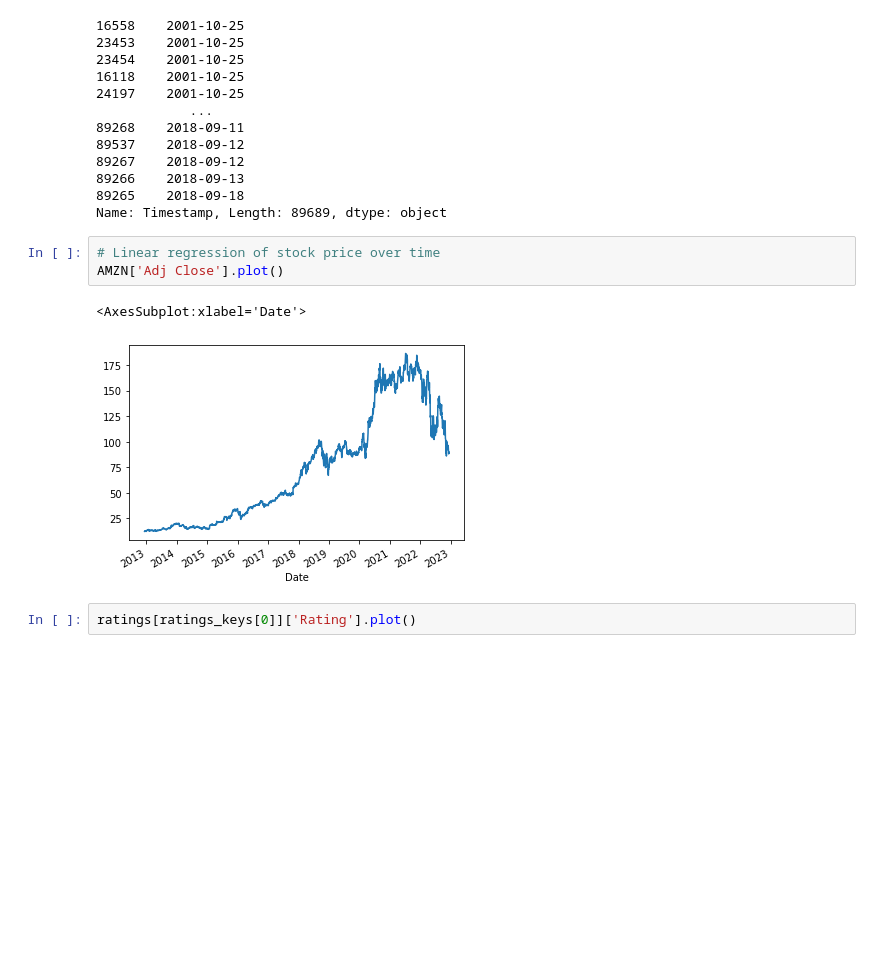
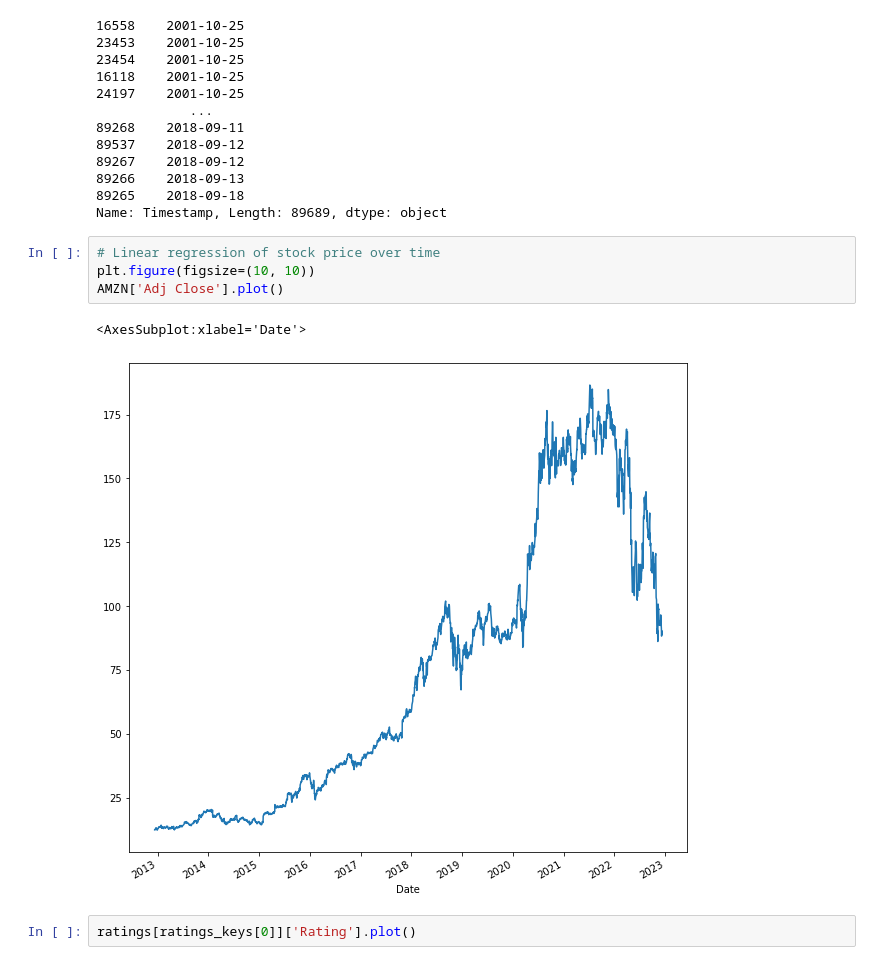
Before and after one commit to medvidov/dsci510final, a Jupyter notebook: HW4/HW 4 Proof of Concept.ipynb, the cells around one changed output. Cells and saved outputs as stored; diff of their text form; blank space fills up the shorter version.

Commit message:
Finished most basic plots. Need to write code to reduce number of data points.

```diff
--- a/HW4/HW 4 Proof of Concept.ipynb
+++ b/HW4/HW 4 Proof of Concept.ipynb
@@ -244,10 +253,11 @@ ratings[ratings_keys[0]]['Timestamp']
 Name: Timestamp, Length: 89689, dtype: object
 # %%
 # Linear regression of stock price over time
+plt.figure(figsize=(10, 10))
 AMZN['Adj Close'].plot()
 # %% [output]
 <AxesSubplot:xlabel='Date'>
-[figure, old version]
+[figure, new version]
 # %%
 ratings[ratings_keys[0]]['Rating'].plot()
 # %% [output]
```
Also changed, not shown: parts of 7 cells of this notebook.
